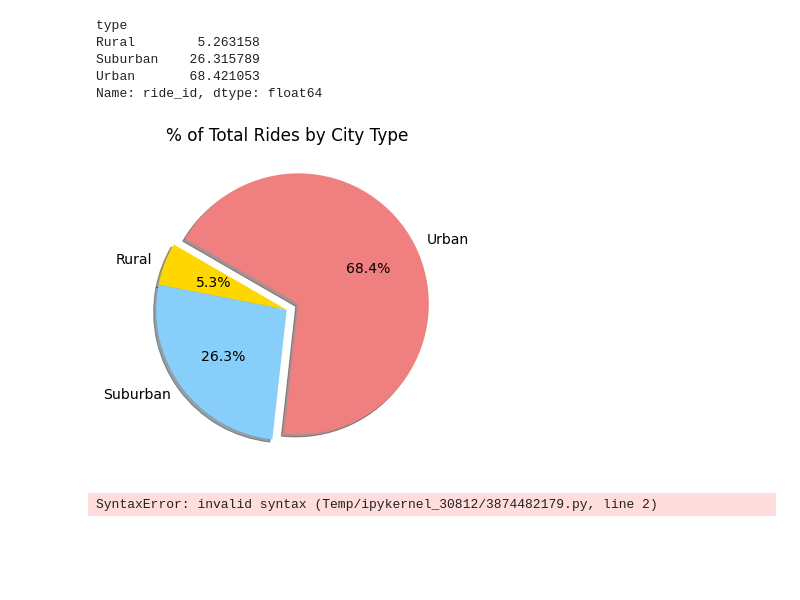
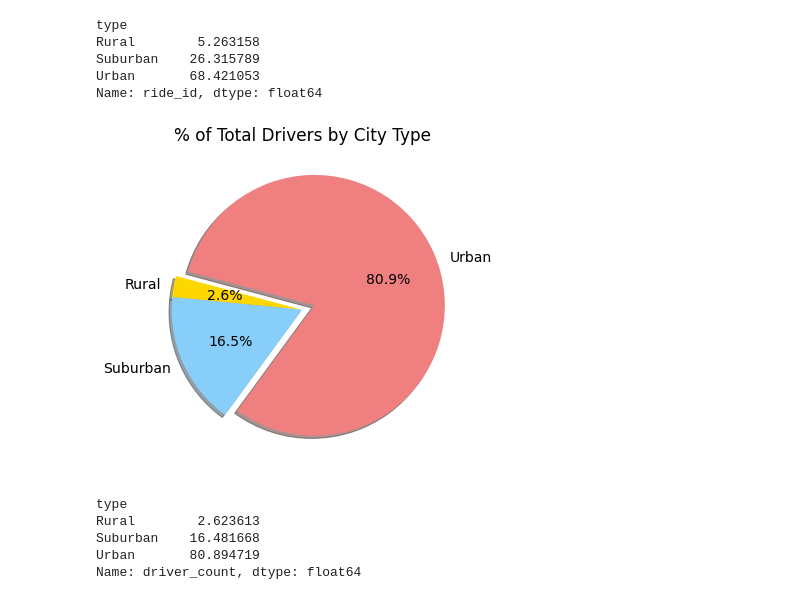
Before and after one commit to cheubr/PyBer_Analysis, a Jupyter notebook: PyBer.ipynb, the cells around one changed output. Drawn from its saved outputs; the diff is of its cells as text; code cells hidden in the pictures; blank space fills up the shorter version.

```diff
--- a/PyBer.ipynb
+++ b/PyBer.ipynb
@@ -549,26 +549,28 @@ Name: ride_id, dtype: float64
 # %%
 # Build percentage of rides by city type pie chart.
 plt.subplots(figsize=(10, 6))
-plt.pie(ride_percents,
+plt.pie(driver_percents,
     labels=["Rural", "Suburban", "Urban"],
     colors=["gold", "lightskyblue", "lightcoral"],
     explode=[0, 0, 0.1],
     autopct='%1.1f%%',
-    shadow=True, startangle=150)
-plt.title("% of Total Rides by City Type")
+    shadow=True, startangle=165)
+plt.title("% of Total Drivers by City Type")
 # Change the default font size from 10 to 14.
 mpl.rcParams['font.size'] = 14
 # Save Figure
-plt.savefig("analysis/Fig6.png")
+plt.savefig("analysis/Fig7.png")
 # Show Figure
 plt.show()
 # %% [output]
-[figure, old version]
+[figure, new version]
 # %%
 # Calculate the percentage of drivers for each city type.
-driver_percents = 100 *
-city_data_df.groupby(["type"]).sum()["driver_count"] /
-city_data_df["driver_count"].sum()
+driver_percents = 100 * city_data_df.groupby(["type"]).sum()["driver_count"] / city_data_df["driver_count"].sum()
 driver_percents
 # %% [output]
-SyntaxError: invalid syntax (Temp/ipykernel_30812/3874482179.py, line 2)
+type
+Rural        2.623613
+Suburban    16.481668
+Urban       80.894719
+Name: driver_count, dtype: float64
```
